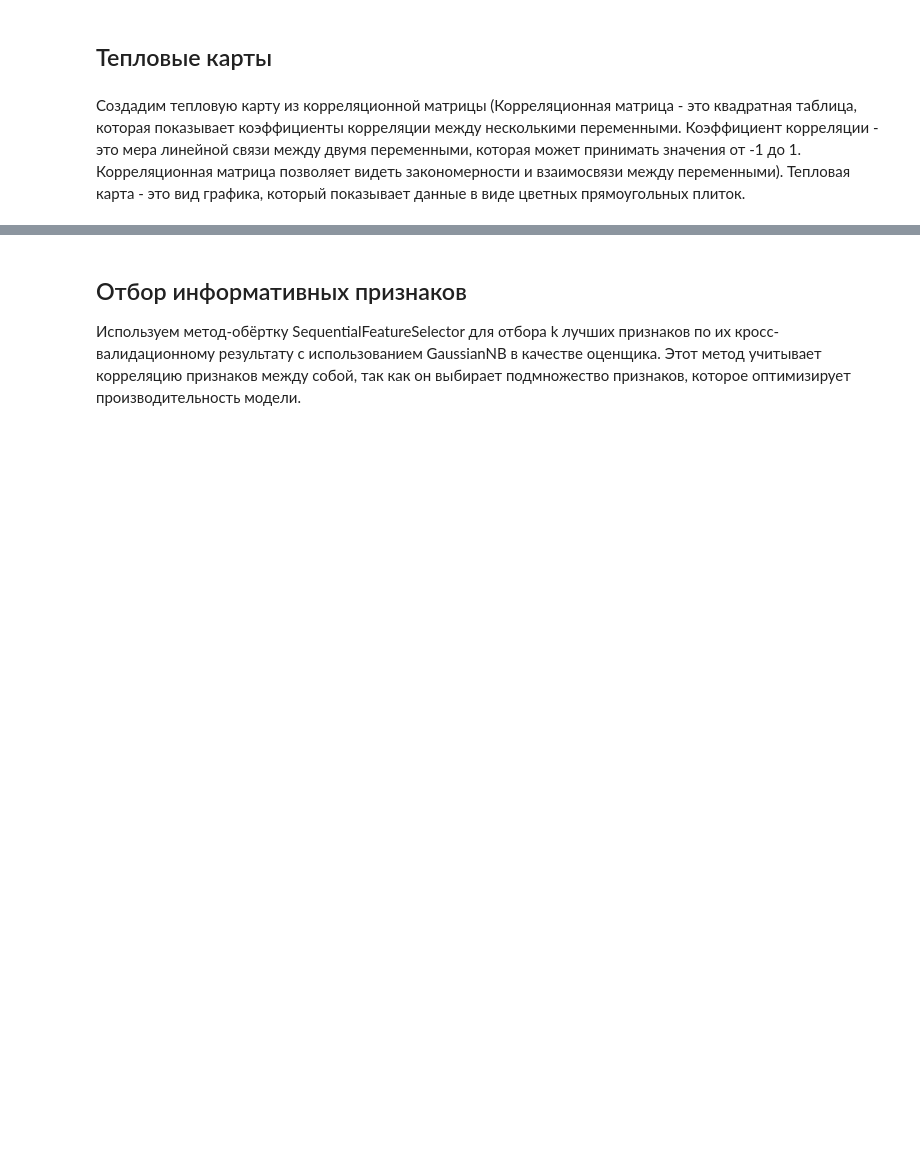
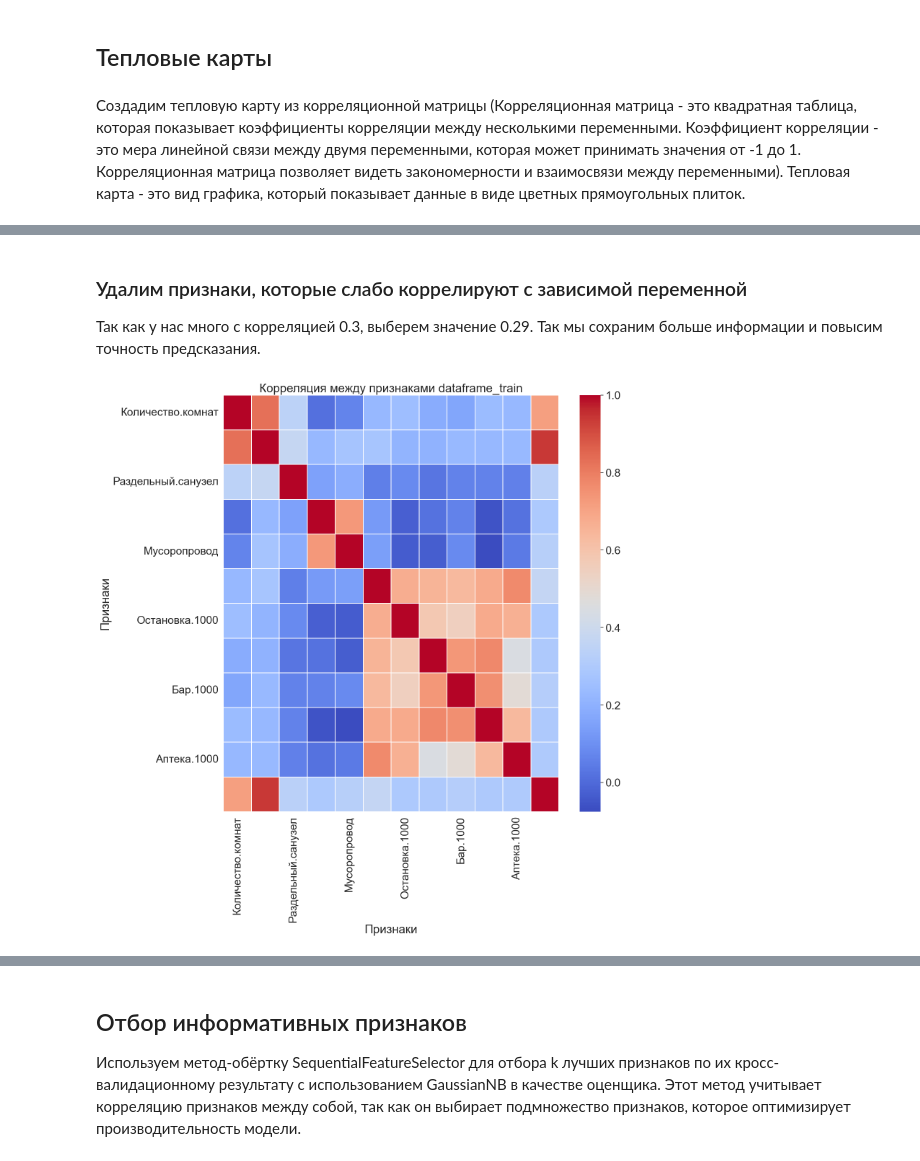
Before and after one commit to Nitrolacs/data_analysis_3_lab, a Jupyter notebook: notebooks/lab_3.ipynb, the cells around one changed output, grey strips where cells are left out. Saved outputs shown, nothing was run; the diff lists cells and outputs as text; code cells hidden in the pictures; blank space fills up the shorter version.

```diff
--- a/notebooks/lab_3.ipynb
+++ b/notebooks/lab_3.ipynb
@@ -251,0 +248,25 @@ show_heat_map(dataframe_categorical, "категориальными")
+# %% [markdown]
+### Удалим признаки, которые слабо коррелируют с зависимой переменной
+Так как у нас много с корреляцией 0.3, выберем значение 0.29. Так мы сохраним больше информации и повысим точность предсказания.
+# %%
+threshold = 0.29  # Пороговое значение для отбора признаков по корреляции с зависимой переменной
+
+# Вычисляем серию значений корреляции между каждым столбцом датафрейма и зависимой переменной, берём модуль от этих значений
+corr_price_matrix = dataframe_train.corrwith(dataframe_train[result_column]).abs()
+
+# Создаём множество из имен столбцов, которые имеют корреляцию с ценой меньше или равную threshold
+weak_corr_features = set(corr_matrix[corr_price_matrix <= threshold].index)
+dataframe_train.drop(weak_corr_features, axis=1, inplace=True)
+
+sb.heatmap(dataframe_train.corr(), annot=False, cmap='coolwarm', linewidths=0.1)
+
+plt.title('Корреляция между признаками dataframe_train')
+plt.xlabel('Признаки')
+plt.ylabel('Признаки')
+
+fig = plt.gcf()
+fig.set_size_inches(15, 15)
+
+plt.show()
+# %% [output]
+[figure, added]
```
Also changed, not shown: parts of 23 cells of this notebook, 2 other files.
